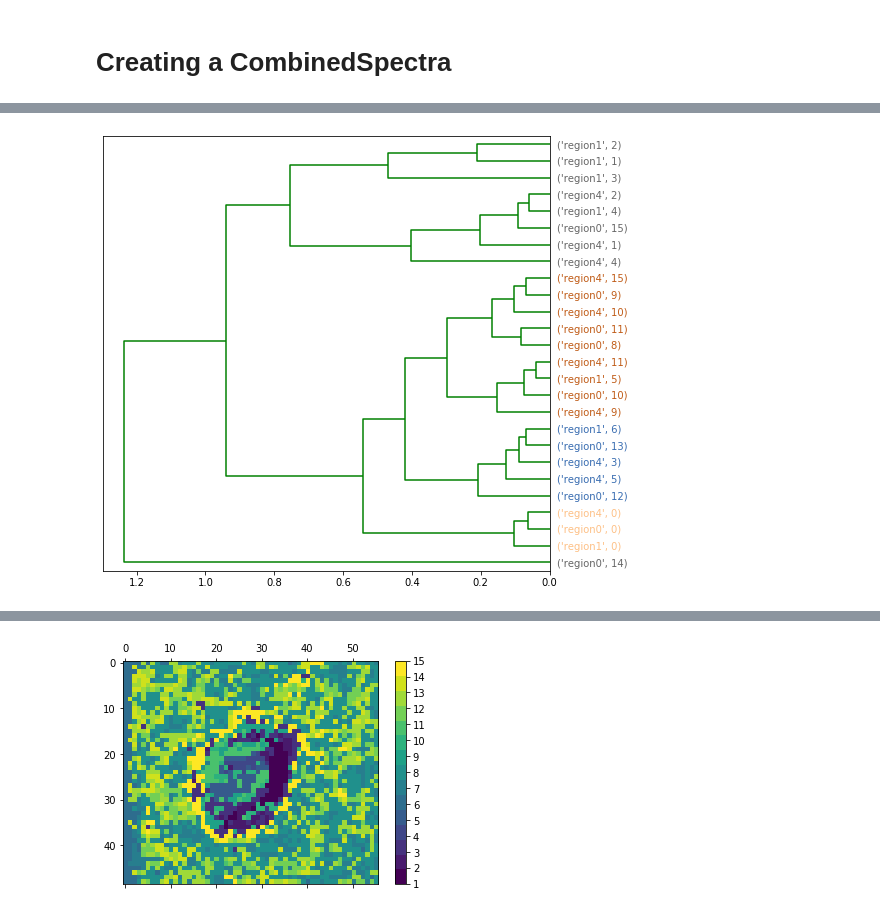
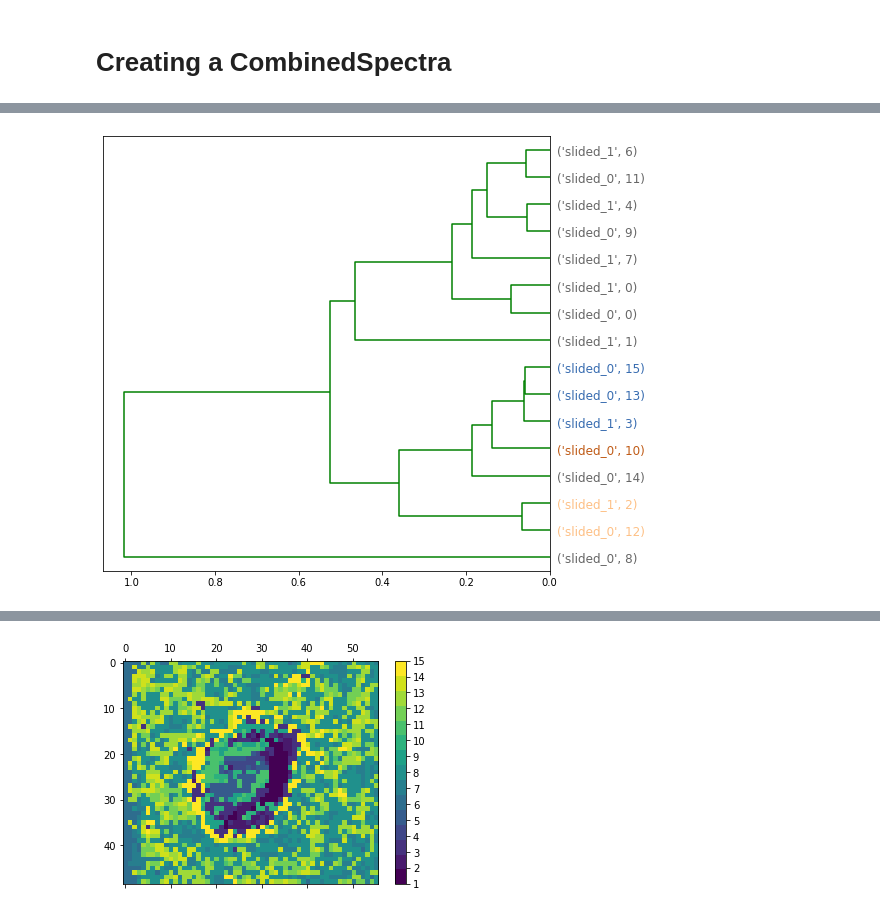
Before and after one commit to mjoppich/pIMZ, a Jupyter notebook: examples/IMZMLprocess.ipynb, the cells around one changed output, grey strips where cells are left out. Cells and saved outputs as stored; diff of their text form; code cells hidden in the pictures.

```diff
--- a/examples/IMZMLprocess.ipynb
+++ b/examples/IMZMLprocess.ipynb
@@ -573,0 +589,2 @@ EMPIRE output available: .//nldiffreg.6.1_2_3_4_5.tsv
+# %%
+slided_1, slided1_mgenes, slided1_mgenes_bg = process_imzeregion(imze=imze, regionID= 1, basename="slideD")
@@ -598,10 +665,9 @@ Starting analysis
 # %% [markdown]
 # Creating a CombinedSpectra
-# %%
-spec.name = "region0"
-spec1.name = "region1"
-spec4.name = "region4"
+# %%
+spec.name = "slided_0"
+slided_1.name = "slided_1"
 # %%
-combSpec = CombinedSpectra({0: spec, 1: spec1, 4: spec4})
+combSpec = CombinedSpectra({0: spec, 1: slided_1})
 # %%
 combSpec.consensus_similarity()
@@ -651,7 +698,7 @@ combSpec.plot_consensus_similarity()
 # %%
-combSpec.cluster_concensus_spectra(number_of_clusters=7)
+combSpec.cluster_concensus_spectra(number_of_clusters=10)
 # %% [output]
-[figure, old version]
+[figure, new version]
 # %%
 combSpec.region_cluster2cluster
 # %% [output]
```
Also changed, not shown: parts of 61 cells of this notebook, 6 other files.
